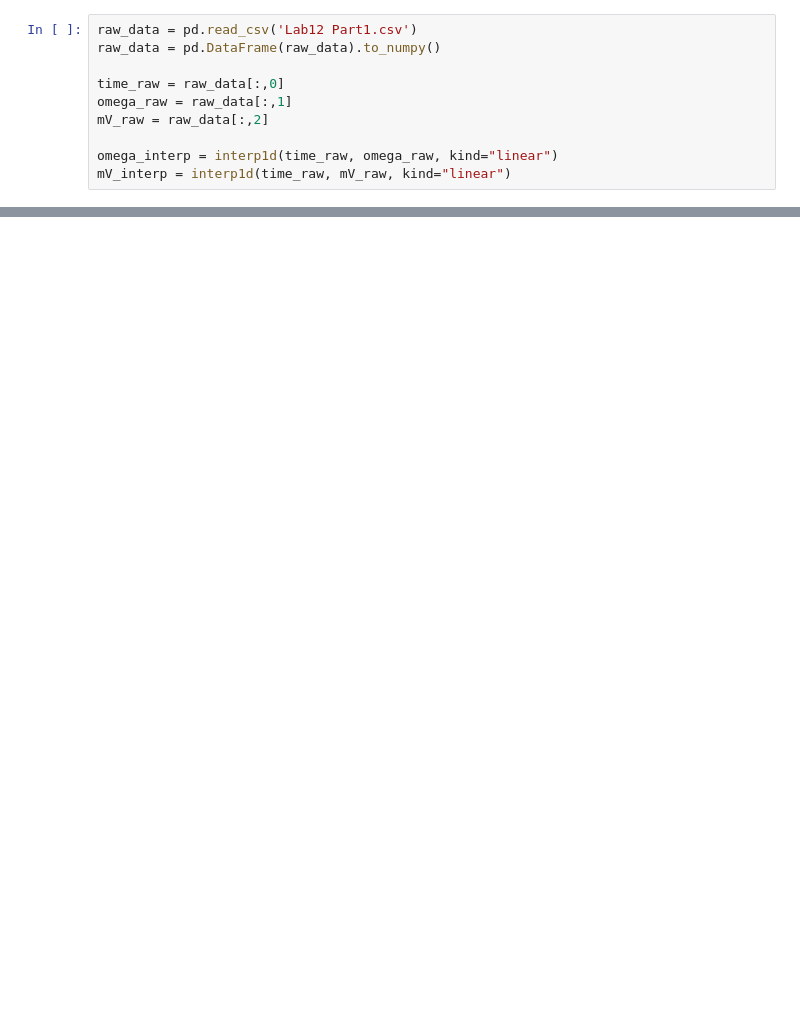
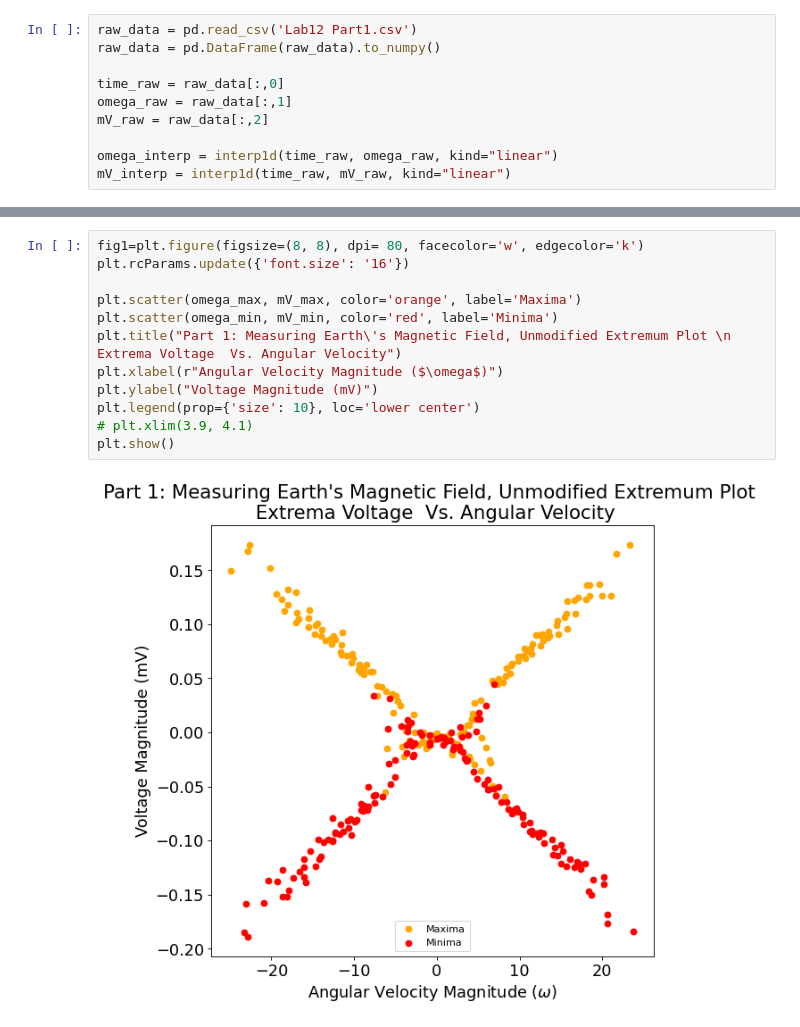
Before and after one commit to matthew-ding/physics5bl, a Jupyter notebook: Lab12/Lab12 Part1.ipynb, the cells around one changed output, grey strips where cells are left out. Saved outputs shown, nothing was run; the diff lists cells and outputs as text; blank space fills up the shorter version.

```diff
--- a/Lab12/Lab12 Part1.ipynb
+++ b/Lab12/Lab12 Part1.ipynb
@@ -42,0 +91,14 @@ plt.show()
+# %%
+fig1=plt.figure(figsize=(8, 8), dpi= 80, facecolor='w', edgecolor='k')
+plt.rcParams.update({'font.size': '16'})
+
+plt.scatter(omega_max, mV_max, color='orange', label='Maxima')
+plt.scatter(omega_min, mV_min, color='red', label='Minima')
+plt.title("Part 1: Measuring Earth\'s Magnetic Field, Unmodified Extremum Plot \n Extrema Voltage  Vs. Angular Velocity")
+plt.xlabel(r"Angular Velocity Magnitude ($\omega$)")
+plt.ylabel("Voltage Magnitude (mV)")
+plt.legend(prop={'size': 10}, loc='lower center')
+# plt.xlim(3.9, 4.1)
+plt.show()
+# %% [output]
+[figure, added]
```
Also changed, not shown: parts of 10 cells of this notebook, 1 other file.
